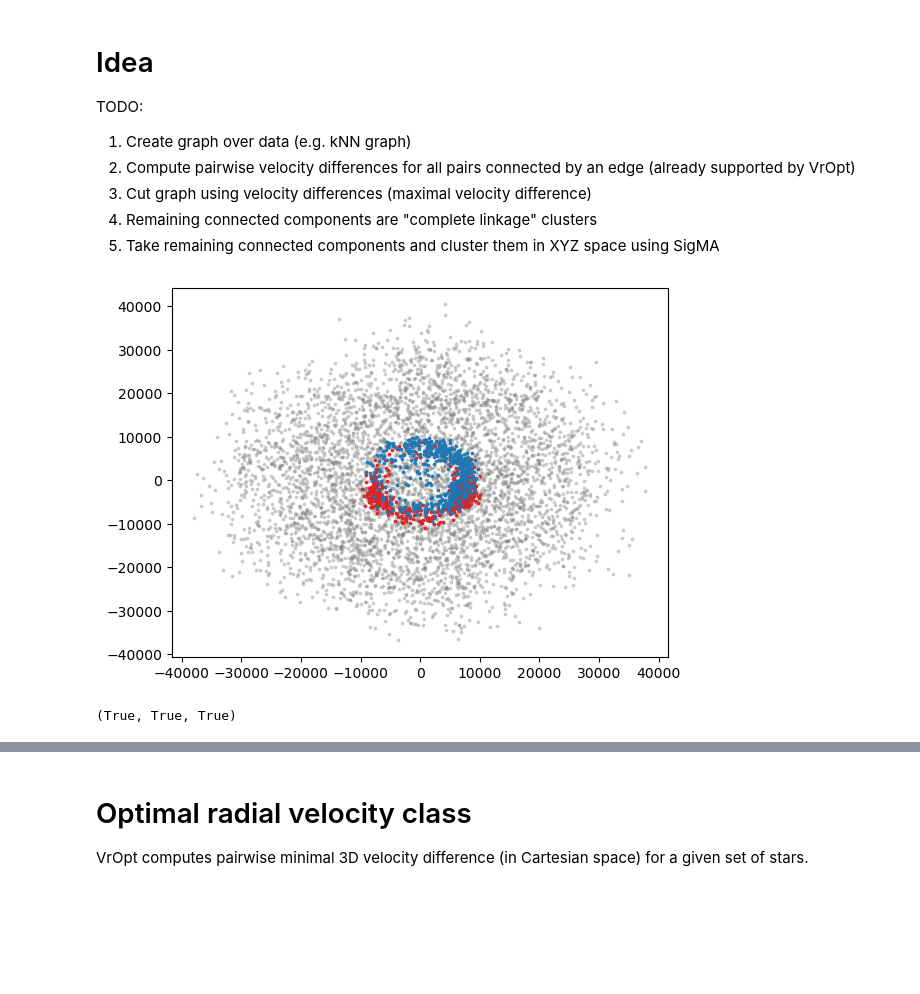
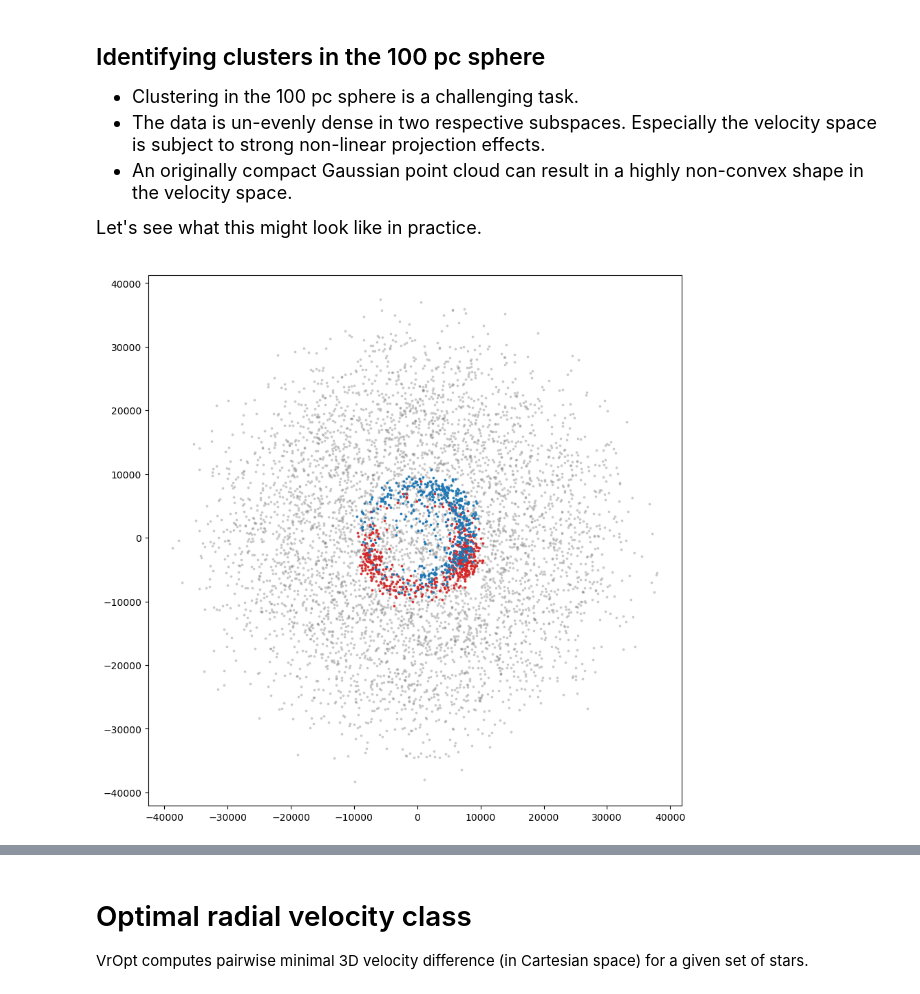
Before and after one commit to ratzenboe/local-clustering, a Jupyter notebook: simple_simulator.ipynb, the cells around one changed output, grey strips where cells are left out. Cells and saved outputs as stored; diff of their text form; code cells hidden in the pictures; blank space fills up the shorter version.

```diff
--- a/simple_simulator.ipynb
+++ b/simple_simulator.ipynb
@@ -15,12 +12,15 @@ from sklearn.neighbors import kneighbors_graph, sort_graph_by_row_values
 # %% [markdown]
-# Idea
+## Identifying clusters in the 100 pc sphere
 
-TODO:
-1. Create graph over data (e.g. kNN graph)
-2. Compute pairwise velocity differences for all pairs connected by an edge (already supported by VrOpt)
-3. Cut graph using velocity differences (maximal velocity difference)
-4. Remaining connected components are "complete linkage" clusters
-5. Take remaining connected components and cluster them in XYZ space using SigMA
+<span style="font-size:18px;">
+
+* Clustering in the 100 pc sphere is a challenging task.
+* The data is un-evenly dense in two respective subspaces. Especially the velocity space is subject to strong non-linear projection effects.
+* An originally compact Gaussian point cloud can result in a highly non-convex shape in the velocity space.
+
+Let's see what this might look like in practice.
+
+</span>
 # %%
 # Plotting related stuff
 alphas = [0.9, 0.9, 0.3]
@@ -97,23 +97,16 @@ idx_bg = np.where(labels==0)[0]
 # %%
 # x_col, y_col = 'x', 'y'
 # x_col, y_col = 'vx', 'vy'
 x_col, y_col = 'vt_ra', 'vt_dec'
 # x_col, y_col = 'pmra', 'pmdec'
+
+fig = plt.figure(figsize=(10, 10))
 for idx_sel, alpha, c, zo in zip([idx_cluster_1, idx_cluster_2, idx_bg], alphas, colors, zorders):
+    # if c == 'tab:blue':
     plt.scatter(df.loc[idx_sel, x_col], df.loc[idx_sel, y_col], s=3, c=c, alpha=alpha, zorder=zo)
+
+# plt.xlim(-1000, 1000)
+# plt.ylim(-1000, 1000)
 # %% [output]
-[figure, old version]
+[figure, new version]
-# %%
-U, V, W = equatorial_UVW(
-    ra,
-    dec,
-    pmra,
-    pmdec,
-    rv_calc,
-    dist,
-)
-# Check if the transformation is correct
-np.allclose(U, df.vx.values, atol=1e-1), np.allclose(V, df.vy.values, atol=1e-1), np.allclose(W, df.vz.values, atol=1e-1)
-# %% [output]
-(True, True, True)
 # %% [markdown]
```
Also changed, not shown: parts of 30 cells of this notebook, 2 other files.
